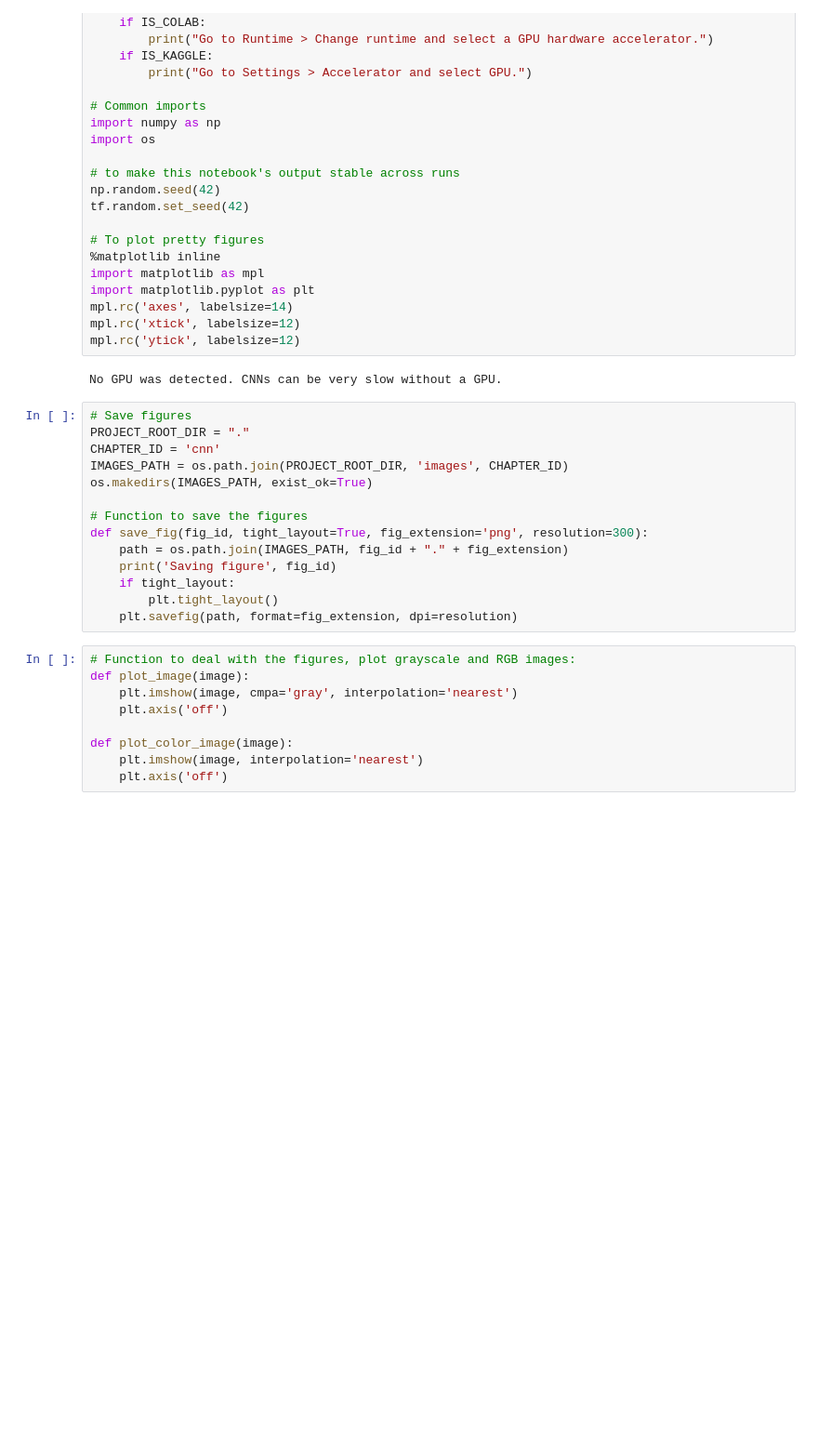
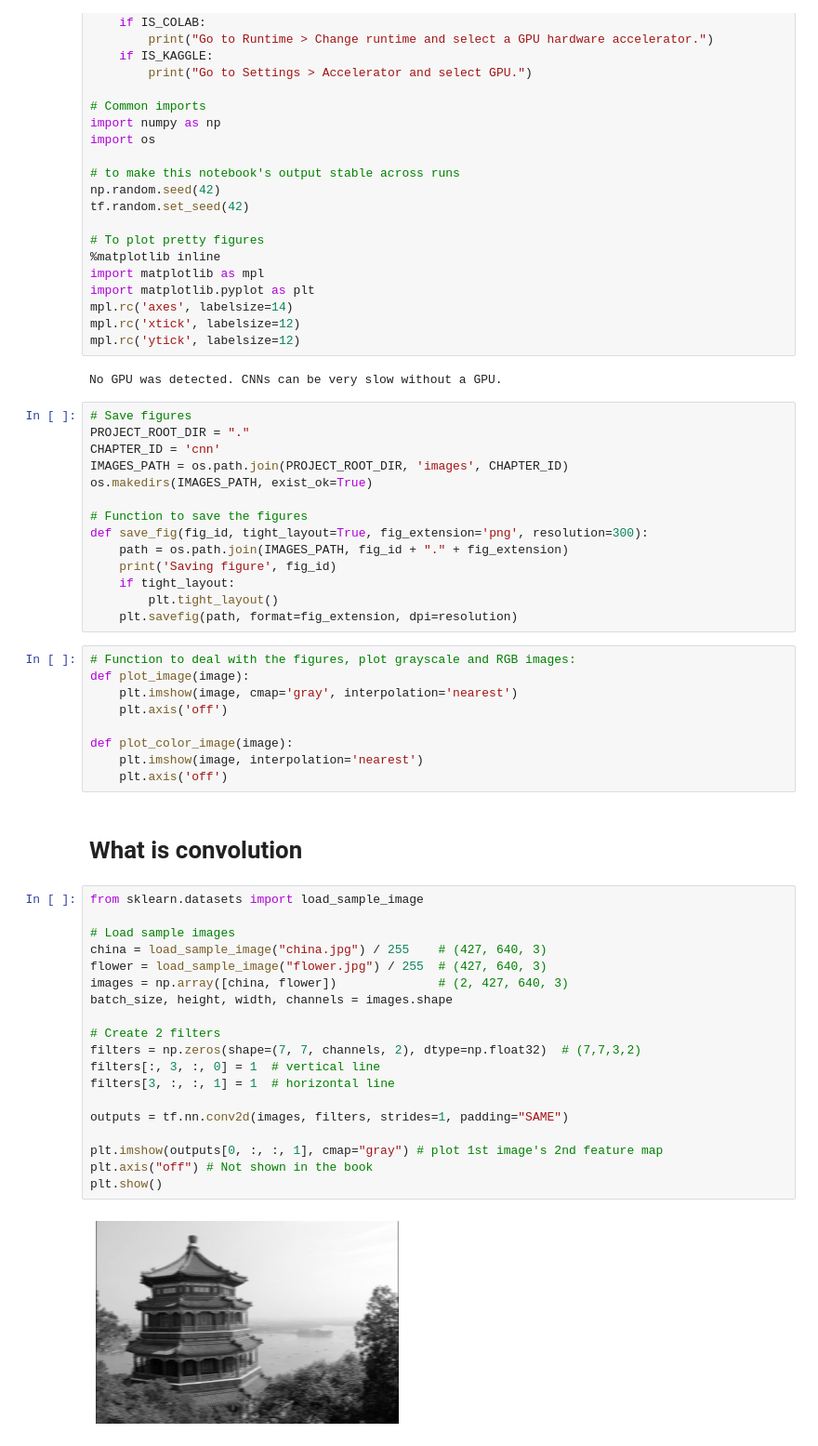
Before and after one commit to ThOliveira23/PH482_582_Sp22, a Jupyter notebook: Exercises/07.ipynb, the cells around one changed output. Shown at 93% size. Drawn from its saved outputs; the diff is of its cells as text; blank space fills up the shorter version.

Commit message:
Book exs

```diff
--- a/Exercises/07.ipynb
+++ b/Exercises/07.ipynb
@@ -57,9 +57,32 @@ def save_fig(fig_id, tight_layout=True, fig_extension='png', resolution=300):
 # %%
 # Function to deal with the figures, plot grayscale and RGB images:
 def plot_image(image):
-    plt.imshow(image, cmpa='gray', interpolation='nearest')
+    plt.imshow(image, cmap='gray', interpolation='nearest')
     plt.axis('off')
 
 def plot_color_image(image):
     plt.imshow(image, interpolation='nearest')
     plt.axis('off')
+# %% [markdown]
+# What is convolution
+# %%
+from sklearn.datasets import load_sample_image
+
+# Load sample images
+china = load_sample_image("china.jpg") / 255    # (427, 640, 3)
+flower = load_sample_image("flower.jpg") / 255  # (427, 640, 3)
+images = np.array([china, flower])              # (2, 427, 640, 3)
+batch_size, height, width, channels = images.shape
+
+# Create 2 filters
+filters = np.zeros(shape=(7, 7, channels, 2), dtype=np.float32)  # (7,7,3,2)
+filters[:, 3, :, 0] = 1  # vertical line
+filters[3, :, :, 1] = 1  # horizontal line
+
+outputs = tf.nn.conv2d(images, filters, strides=1, padding="SAME")
+
+plt.imshow(outputs[0, :, :, 1], cmap="gray") # plot 1st image's 2nd feature map
+plt.axis("off") # Not shown in the book
+plt.show()
+# %% [output]
+[figure, added]
```
Also changed, not shown: parts of 24 cells of this notebook, 10 other files.
